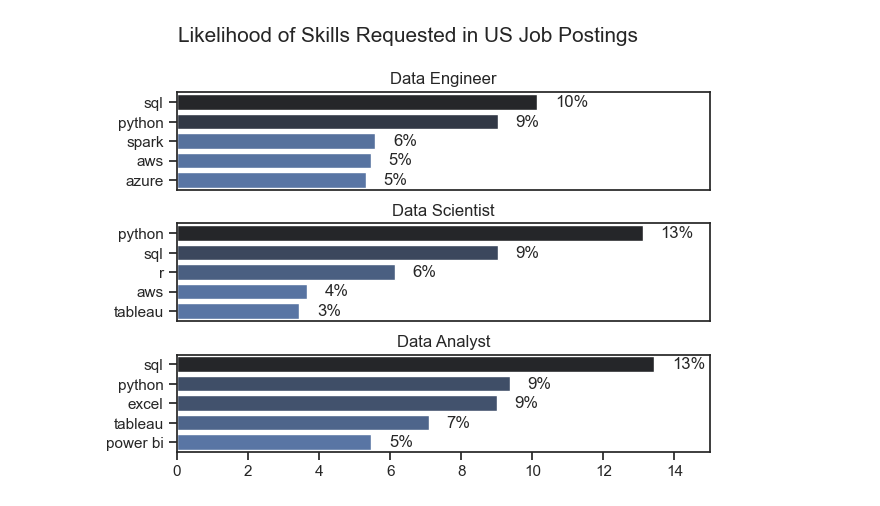
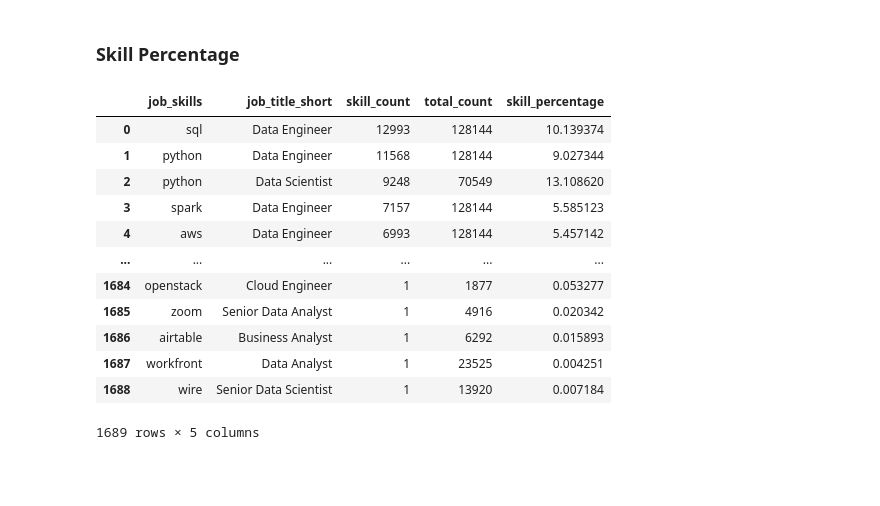
Before and after one commit to Naheem1234/Job_Market_Skills_Analysis_Python, a Jupyter notebook: Skill_demand.ipynb, the cells around one changed output. Drawn from its saved outputs; the diff is of its cells as text; code cells hidden in the pictures; blank space fills up the shorter version.

```diff
--- a/Skill_demand.ipynb
+++ b/Skill_demand.ipynb
@@ -24,43 +54,21 @@ df['job_skills'] = df['job_skills'].apply(to_list)
+# %% [markdown]
+### Skill Percentage
 # %%
-df_india = df[df['job_country']== 'India'].copy()
-df_skills = df_india.explode('job_skills')
-df_skill_count = df_skills.groupby(['job_skills', 'job_title_short']).size()
-df_skill_count = df_skill_count.reset_index(name= 'skill_count')
-df_skill_count.sort_values(by= 'skill_count', ascending= False, inplace= True)
 df_skills_job = df_skills.groupby('job_title_short').size().reset_index(name= 'total_count')
 df_skill_percent = df_skill_count.merge(right= df_skills_job, on= 'job_title_short', how= 'left')
 df_skill_percent['skill_percentage'] = (df_skill_percent['skill_count']/df_skill_percent['total_count'])*100
-
-# top 3 roles in india
-job_titles = df_skill_count['job_title_short'].unique().tolist()
-job_titles = job_titles[:3]
-
-fig, ax = plt.subplots(len(job_titles), 1)
-
-for i, job_title in enumerate(job_titles):
-    df_plot = df_skill_percent[df_skill_percent['job_title_short'] == job_title].head(5)
-    sns.barplot(data=df_plot, x='skill_percentage', y='job_skills', ax=ax[i], hue='skill_count', palette='dark:b_r')
-    ax[i].set_title(job_title)
-    ax[i].set_ylabel('')
-    ax[i].set_xlabel('')
-    ax[i].get_legend().remove()
-    ax[i].set_xlim(0, 15)
-    # remove the x-axis tick labels for better readability
-    if i != len(job_titles) - 1:
-        ax[i].set_xticks([])
-
-    # label the percentage on the bars
-    for n, v in enumerate(df_plot['skill_percentage']):
-        ax[i].text(v + .5, n, f'{v:.0f}%', va='center')
-
-fig.suptitle('Likelihood of Skills Requested in US Job Postings', fontsize=15)
-fig.tight_layout(h_pad=.8)
-plt.show()
-
-
-
-# df_skill_percent.sort_values(by= 'skill_percentage', ascending= False)
-# df_skills_new = df_skills.groupby('job_title_short')['job_skills'].agg('size')
-# df_skills_new
+df_skill_percent
 # %% [output]
-[figure, removed]
+|  | job_skills | job_title_short | skill_count | total_count | skill_percentage |
+| 0 | sql | Data Engineer | 12993 | 128144 | 10.139374 |
+| 1 | python | Data Engineer | 11568 | 128144 | 9.027344 |
+| 2 | python | Data Scientist | 9248 | 70549 | 13.108620 |
+| 3 | spark | Data Engineer | 7157 | 128144 | 5.585123 |
+| 4 | aws | Data Engineer | 6993 | 128144 | 5.457142 |
+| ... | ... | ... | ... | ... | ... |
+| 1684 | openstack | Cloud Engineer | 1 | 1877 | 0.053277 |
+| 1685 | zoom | Senior Data Analyst | 1 | 4916 | 0.020342 |
+| 1686 | airtable | Business Analyst | 1 | 6292 | 0.015893 |
+| 1687 | workfront | Data Analyst | 1 | 23525 | 0.004251 |
+| 1688 | wire | Senior Data Scientist | 1 | 13920 | 0.007184 |
+1689 rows × 5 columns
```
Also changed, not shown: parts of 12 cells of this notebook, 9 other files.
